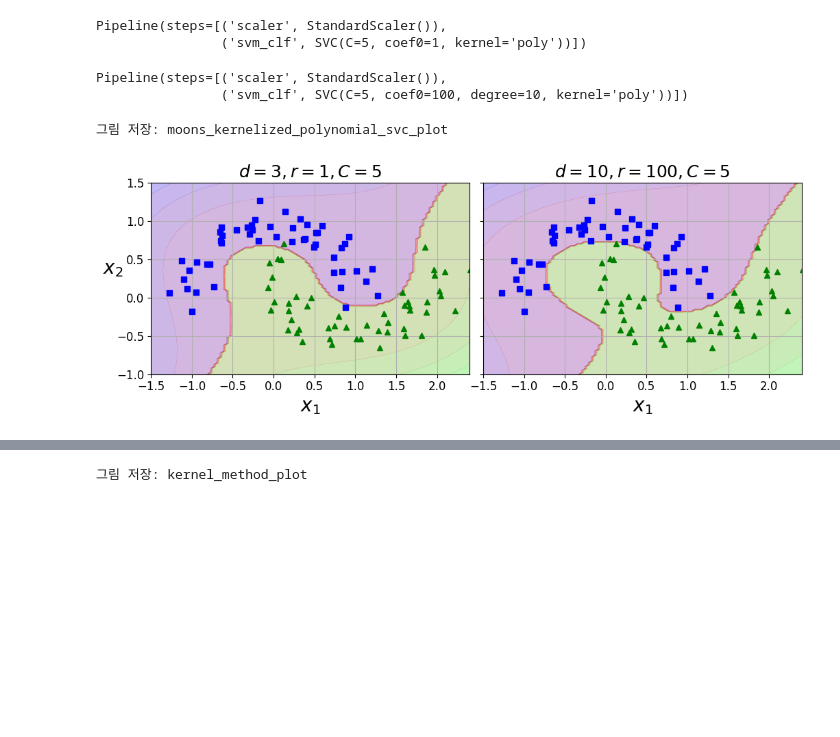
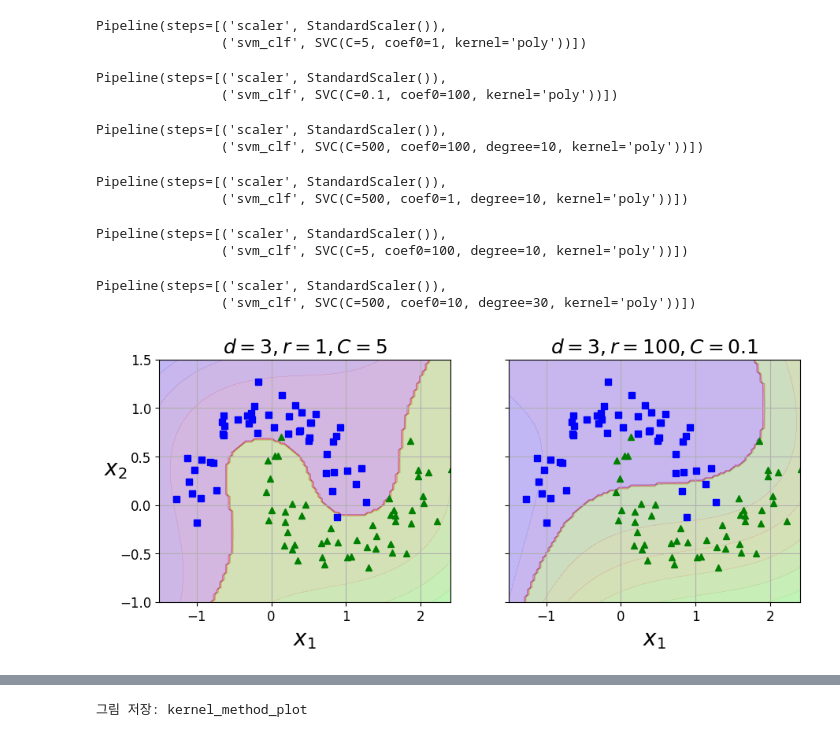
Before and after one commit to clionelove123/Machine_Learning, a Jupyter notebook: ML_Chap_08_SVM_sklearn.ipynb, the cells around one changed output, grey strips where cells are left out. Saved outputs shown, nothing was run; the diff lists cells and outputs as text; code cells hidden in the pictures; blank space fills up the shorter version.

```diff
--- a/ML_Chap_08_SVM_sklearn.ipynb
+++ b/ML_Chap_08_SVM_sklearn.ipynb
@@ -369,31 +397,66 @@ poly_kernel_svm_clf.fit(X, y)
 # %% [output]
 Pipeline(steps=[('scaler', StandardScaler()),
                 ('svm_clf', SVC(C=5, coef0=1, kernel='poly'))])
+# %%
+poly_kernel_1_svm_clf = Pipeline([
+        ("scaler", StandardScaler()),
+        ("svm_clf", SVC(kernel="poly", degree=3, coef0=100, C=0.1))
+    ])
+poly_kernel_1_svm_clf.fit(X, y)
+# %% [output]
+Pipeline(steps=[('scaler', StandardScaler()),
+                ('svm_clf', SVC(C=0.1, coef0=100, kernel='poly'))])
 # %%
 poly100_kernel_svm_clf = Pipeline([
         ("scaler", StandardScaler()),
-        ("svm_clf", SVC(kernel="poly", degree=10, coef0=100, C=5))
+        ("svm_clf", SVC(kernel="poly", degree=10, coef0=100, C=500))
     ])
 poly100_kernel_svm_clf.fit(X, y)
 # %% [output]
 Pipeline(steps=[('scaler', StandardScaler()),
-                ('svm_clf', SVC(C=5, coef0=100, degree=10, kernel='poly'))])
+                ('svm_clf', SVC(C=500, coef0=100, degree=10, kernel='poly'))])
+# %%
+poly100_kernel_2_svm_clf = Pipeline([
+        ("scaler", StandardScaler()),
+        ("svm_clf", SVC(kernel="poly", degree=10, coef0=1, C=500))
+    ])
+poly100_kernel_2_svm_clf.fit(X, y)
+# %% [output]
+Pipeline(steps=[('scaler', StandardScaler()),
+                ('svm_clf', SVC(C=500, coef0=1, degree=10, kernel='poly'))])
+# %%
+poly100_kernel_3_svm_clf = Pipeline([
+        ("scaler", StandardScaler()),
+        ("svm_clf", SVC(kernel="poly", degree=10, coef0=100, C=5))
+    ])
+poly100_kernel_3_svm_clf.fit(X, y)
+# %% [output]
+Pipeline(steps=[('scaler', StandardScaler()),
+                ('svm_clf', SVC(C=5, coef0=100, degree=10, kernel='poly'))])
+# %%
+poly100_kernel_4_svm_clf = Pipeline([
+        ("scaler", StandardScaler()),
+        ("svm_clf", SVC(kernel="poly", degree=30, coef0=10, C=500))
+    ])
+poly100_kernel_4_svm_clf.fit(X, y)
+# %% [output]
+Pipeline(steps=[('scaler', StandardScaler()),
+                ('svm_clf', SVC(C=500, coef0=10, degree=30, kernel='poly'))])
 # %%
 fig, axes = plt.subplots(ncols=2, figsize=(10.5, 4), sharey=True)
 
 plt.sca(axes[0])
 plot_predictions(poly_kernel_svm_clf, [-1.5, 2.45, -1, 1.5])
 plot_dataset(X, y, [-1.5, 2.4, -1, 1.5])
 plt.title(r"$d=3, r=1, C=5$", fontsize=18)
 
 plt.sca(axes[1])
-plot_predictions(poly100_kernel_svm_clf, [-1.5, 2.45, -1, 1.5])
+plot_predictions(poly_kernel_1_svm_clf, [-1.5, 2.45, -1, 1.5])
 plot_dataset(X, y, [-1.5, 2.4, -1, 1.5])
-plt.title(r"$d=10, r=100, C=5$", fontsize=18)
+plt.title(r"$d=3, r=100, C=0.1$", fontsize=18)
 plt.ylabel("")
 
-save_fig("moons_kernelized_polynomial_svc_plot")
+#save_fig("moons_kernelized_polynomial_svc_plot")
 plt.show()
 # %% [output]
-그림 저장: moons_kernelized_polynomial_svc_plot
-[figure, old version]
+[figure, new version]
```
Also changed, not shown: parts of 5 cells of this notebook.
